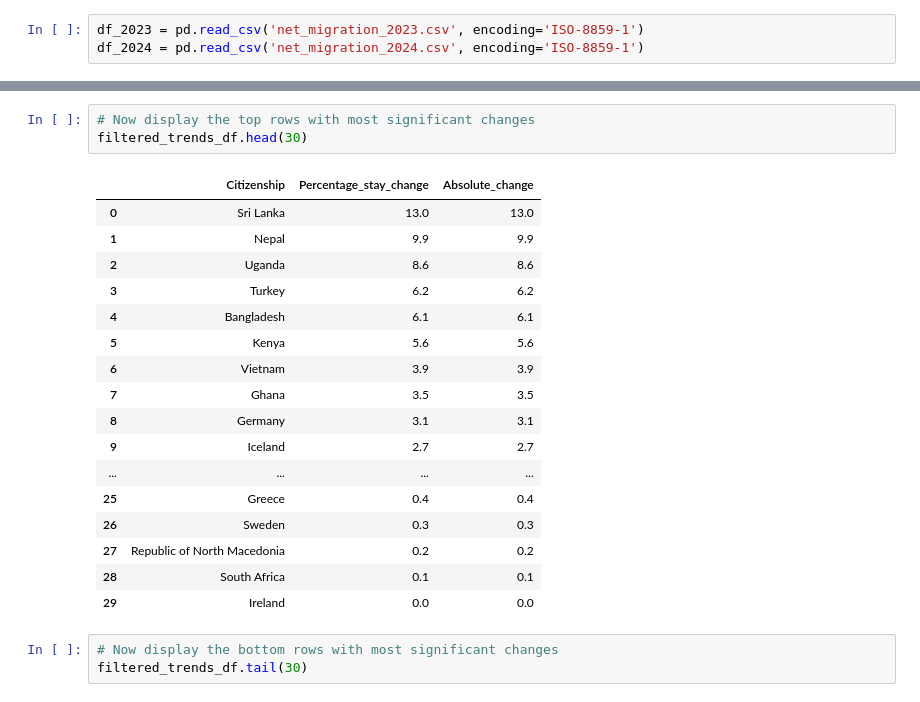
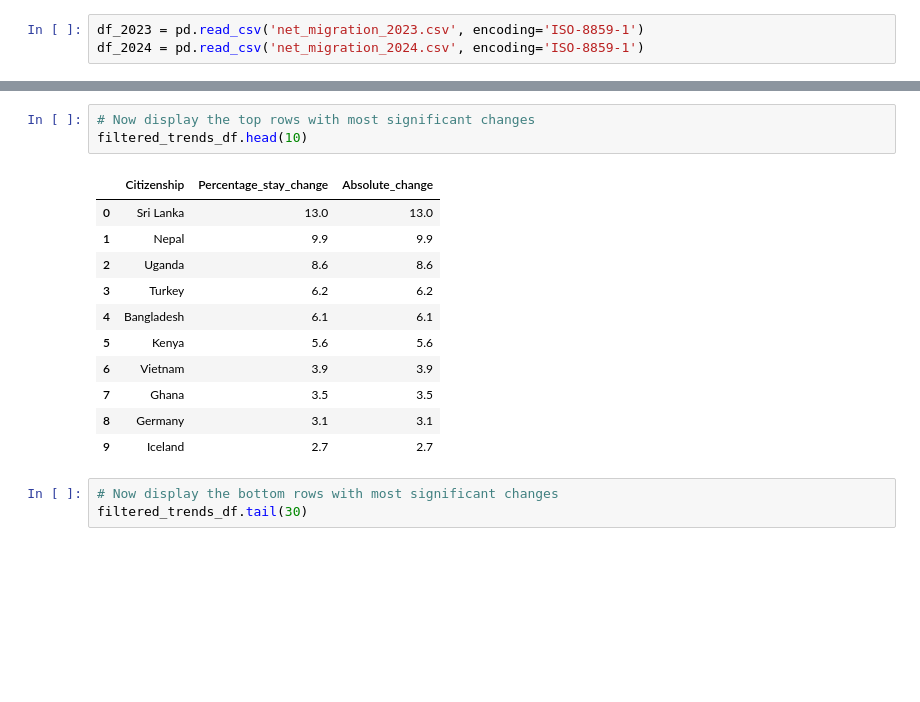
Before and after one commit to KellyDRasmussen/retention, a Jupyter notebook: retention 2024.ipynb, the cells around one changed output, grey strips where cells are left out. Drawn from its saved outputs; the diff is of its cells as text; blank space fills up the shorter version.

```diff
--- a/retention 2024.ipynb
+++ b/retention 2024.ipynb
@@ -465,24 +447,18 @@ filtered_trends_df = filtered_trends_df.reset_index(drop=True)
 # %%
 # Now display the top rows with most significant changes
-filtered_trends_df.head(30)
+filtered_trends_df.head(10)
 # %% [output]
 |  | Citizenship | Percentage_stay_change | Absolute_change |
 | 0 | Sri Lanka | 13.0 | 13.0 |
 | 1 | Nepal | 9.9 | 9.9 |
 | 2 | Uganda | 8.6 | 8.6 |
 | 3 | Turkey | 6.2 | 6.2 |
 | 4 | Bangladesh | 6.1 | 6.1 |
 | 5 | Kenya | 5.6 | 5.6 |
 | 6 | Vietnam | 3.9 | 3.9 |
 | 7 | Ghana | 3.5 | 3.5 |
 | 8 | Germany | 3.1 | 3.1 |
 | 9 | Iceland | 2.7 | 2.7 |
-| ... | ... | ... | ... |
-| 25 | Greece | 0.4 | 0.4 |
-| 26 | Sweden | 0.3 | 0.3 |
-| 27 | Republic of North Macedonia | 0.2 | 0.2 |
-| 28 | South Africa | 0.1 | 0.1 |
-| 29 | Ireland | 0.0 | 0.0 |
 # %%
 # Now display the bottom rows with most significant changes
 filtered_trends_df.tail(30)
```
Also changed, not shown: parts of 1 cell of this notebook, 1 other file.
